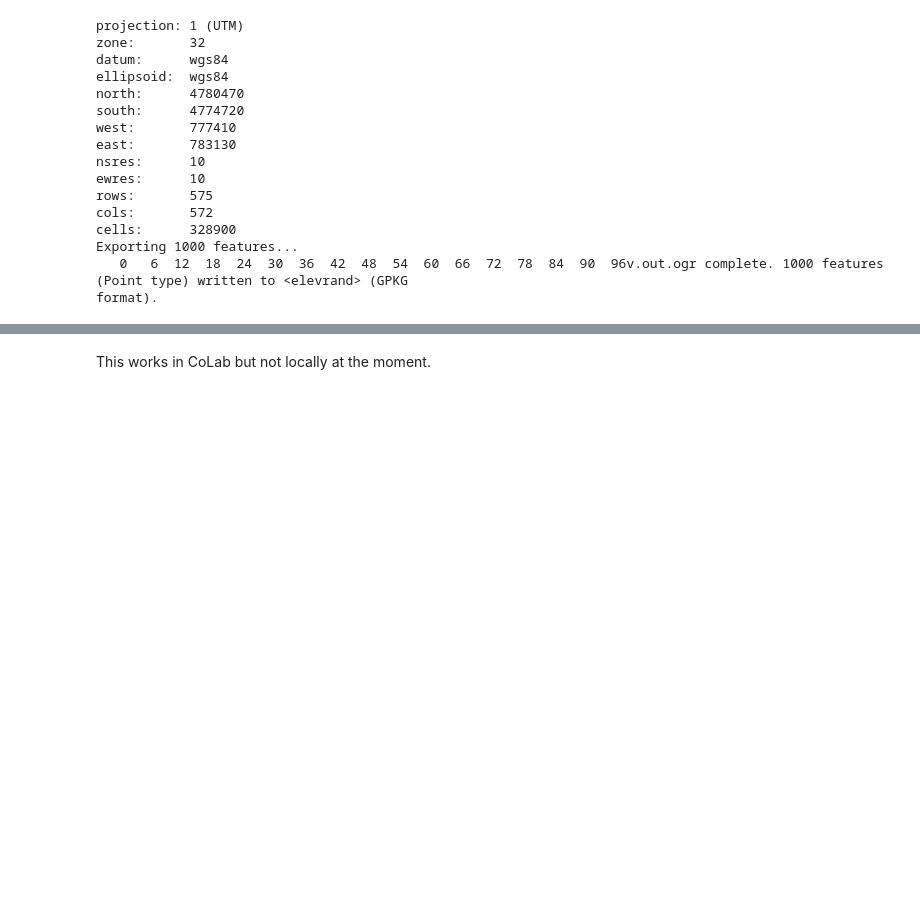
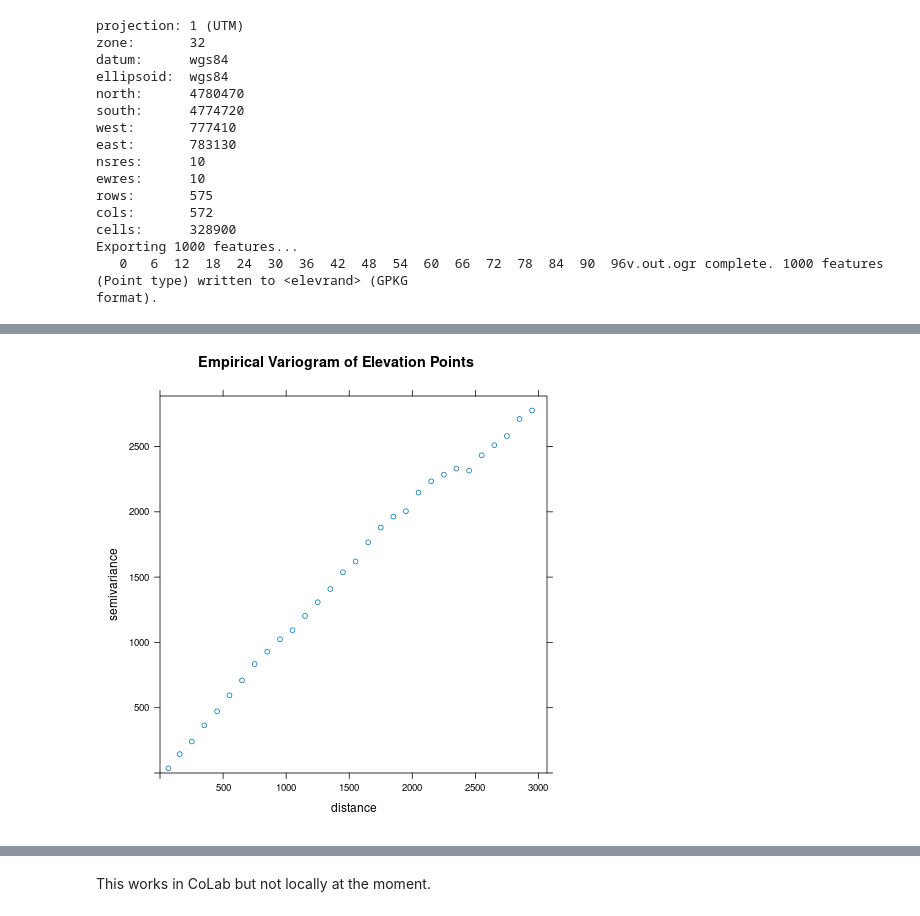
Before and after one commit to ncsu-geoforall-lab/geomorphometry2025_workshop, a Jupyter notebook: geomorphometry_2025_workshop.ipynb, the cells around one changed output, grey strips where cells are left out. Cells and saved outputs as stored; diff of their text form; code cells hidden in the pictures; blank space fills up the shorter version.

```diff
--- a/geomorphometry_2025_workshop.ipynb
+++ b/geomorphometry_2025_workshop.ipynb
@@ -408,4 +419,14 @@ head(elev_df)
 # %%
 %%R
 # Create gstat object
+# g <- gstat::gstat(formula = value ~ 1, data = elev_df, locations = ~x + y, nmin=10, nmax=250)
+# Create gstat object
 g <- gstat::gstat(formula = value ~ 1, data = elev_df, locations = ~x + y)
+
+# Empirical variogram
+vg <- gstat::variogram(g, cutoff = 3000, width = 100)
+
+# Plot it
+plot(vg, main = "Empirical Variogram of Elevation Points")
+# %% [output]
+[figure, added]
```
Also changed, not shown: parts of 13 cells of this notebook, 11 other files.
